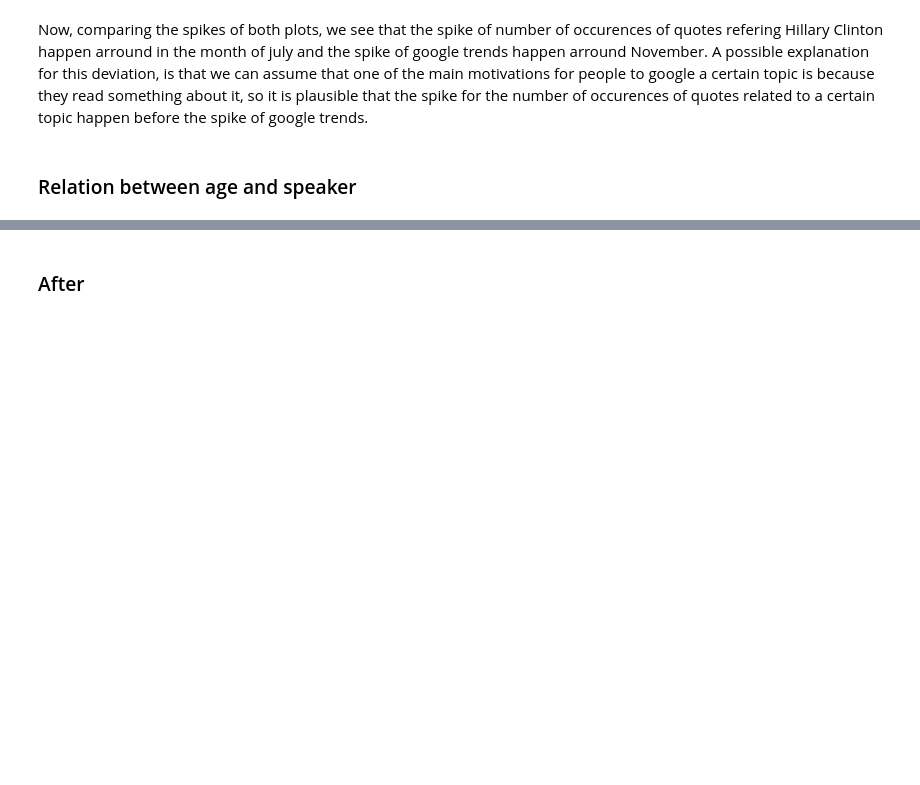
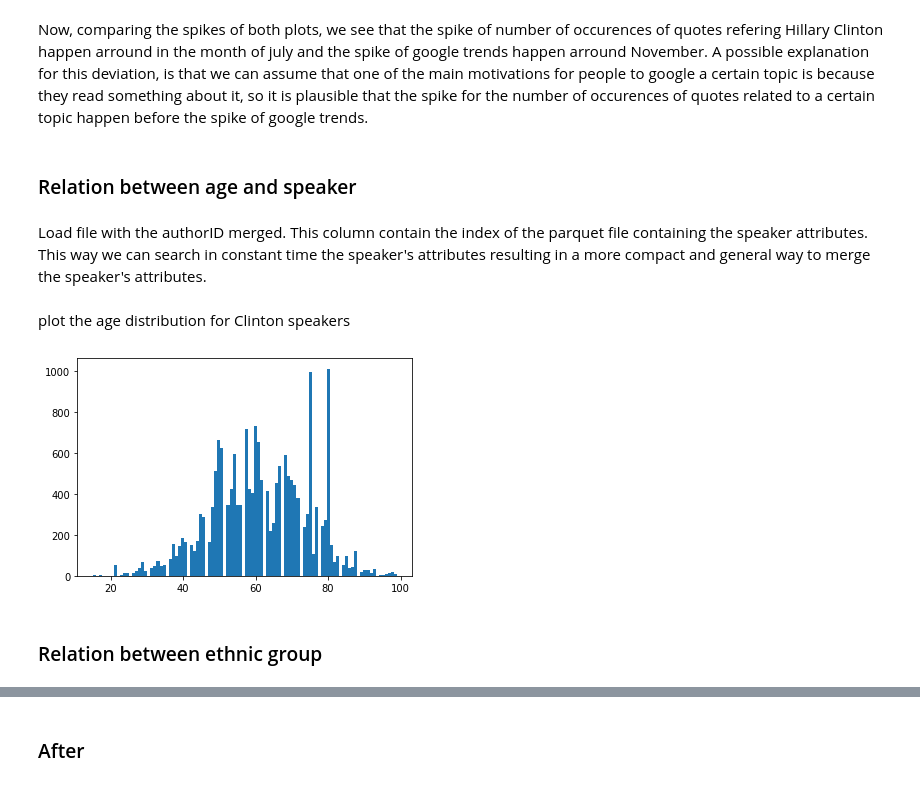
Before and after one commit to lucarossi9/Applied-Data-Analysis-project, a Jupyter notebook: Project2.ipynb, the cells around one changed output, grey strips where cells are left out. Saved outputs shown, nothing was run; the diff lists cells and outputs as text; code cells hidden in the pictures; blank space fills up the shorter version.

Commit message:
add distribution for age and ethnic of Clinton speakers

```diff
--- a/Project2.ipynb
+++ b/Project2.ipynb
@@ -242,3 +243,27 @@ As we can see in the plots of google trends and the time series of the number of
 Now, comparing the spikes of both plots, we see that the spike of number of occurences of quotes refering Hillary Clinton happen arround in the month of july and the spike of google trends happen arround November. A possible explanation for this deviation, is that we can assume that one of the main motivations for people to google a certain topic is because they read something about it, so it is plausible that the spike for the number of occurences of quotes related to a certain topic happen before the spike of google trends.
 # %% [markdown]
 ### Relation between age and speaker
+# %% [markdown]
+Load file with the authorID merged. This column contain the index of the parquet file containing the speaker attributes. This way we can search in constant time the speaker's attributes resulting in a more compact and general way to merge the speaker's attributes.
+# %%
+Clinton_atributes = pd.read_pickle("data/Clinton_with_attributes.pkl")
+# %% [markdown]
+plot the age distribution for Clinton speakers
+# %%
+age_speaker_values = speaker_attributes_updated.iloc[Clinton_atributes["authorId"]]["date_of_birth"].values
+age_list = []
+for date in age_speaker_values:
+    if date is not None:
+        age_list.append(int(date[0][1:5]))
+
+df_age = pd.DataFrame()
+df_age["age"] = age_list
+df_age["age"] = df_age["age"].transform(lambda x: 2021-x)
+age_list_filtered = df_age[df_age["age"]<100]["age"].values
+# %%
+plt.hist(age_list_filtered, bins= 100)
+plt.show()
+# %% [output]
+[figure, added]
+# %% [markdown]
+### Relation between ethnic group
```
Also changed, not shown: parts of 6 cells of this notebook.
